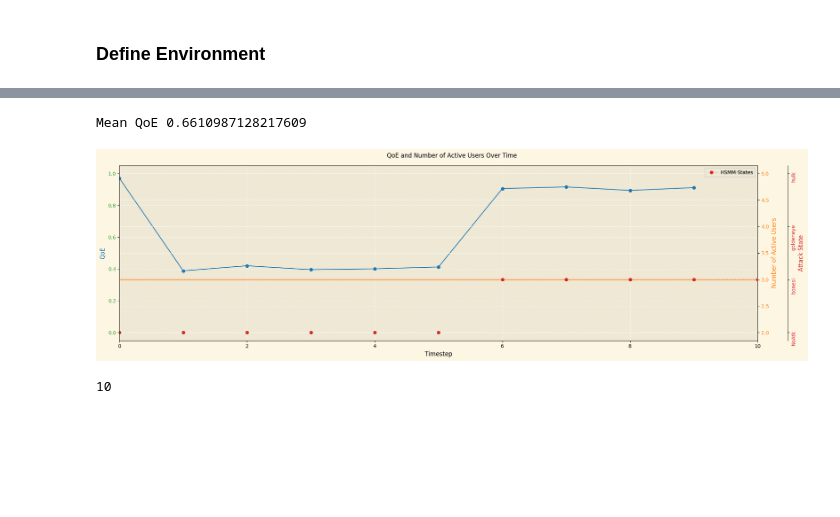
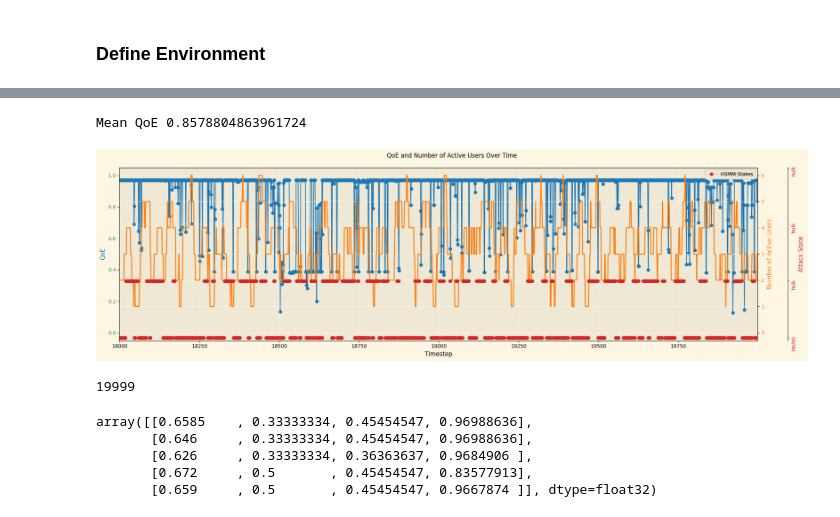
Before and after one commit to VincentSheh/NA_Model_Evaluation, a Jupyter notebook: Simulation/gym_env.ipynb, the cells around one changed output, grey strips where cells are left out. Drawn from its saved outputs; the diff is of its cells as text; code cells hidden in the pictures; blank space fills up the shorter version.

```diff
--- a/Simulation/gym_env.ipynb
+++ b/Simulation/gym_env.ipynb
@@ -99,14 +103,15 @@ plt.rcParams['ytick.color'] = 'black'              # Y-axis tick color
 plt.rcParams['text.color'] = 'black'               # Default text color, affects title color
 # %%
 
-atk_states = ["NoAtk", "DDoS", "SYN Flood", "HTTP Flood"]
+# atk_states = ["NoAtk", "DDoS", "SYN Flood", "HTTP Flood"]
 atk_states = ["NoAtk", "bonesi", "goldeneye", "hulk"]
 # atk_states = ["NoAtk", "bonesi", "bonesi", "bonesi"]
+atk_states = ["NoAtk", "hulk", "hulk", "hulk"]
 atk_duration_means = [5, 3, 2, 4]  # mean duration for each state (Poisson distribution)
-atk_transition_matrix = np.array([[0.6, 0.1, 0.15, 0.15],  # No Attack
-                            [0.3, 0.5, 0.1, 0.1],  # DDoS
-                            [0.3, 0.1, 0.5, 0.1],  # SYN Flood
-                            [0.3, 0.1, 0.2, 0.4]])  # HTTP Flood
+atk_transition_matrix = np.array(  [[0.6, 0.1, 0.15, 0.15],  # No Attack
+                                    [0.1, 0.7, 0.1, 0.1],  # DDoS
+                                    [0.1, 0.1, 0.7, 0.1],  # SYN Flood
+                                    [0.1, 0.1, 0.2, 0.6]])  # HTTP Flood
 
 stream_states = [0, 1] #0: Idle, #1: Streaming
 stream_duration_means = [20, 30]  # mean duration for each state (Poisson distribution)
@@ -388,6 +418,7 @@ register(
 # %%
-
-env = QoEEnvironment(run_for=100, cpu_capacity=3.0)
-
+env = QoEEnvironment(run_for=20000, cpu_capacity=5.5)
+obs, _ = env.reset()
 # Check if the environment adheres to Gymnasium's API
+np.random.seed(4022)
+random.seed(4022)
 check_env(env)
@@ -395,0 +461,22 @@ AttributeError: 'QoEEnvironment' object has no attribute 'env'
+# %%
+n_episodes = 3  # Number of evaluation episodes
+total_rewards = []
+
+for episode in range(n_episodes):
+    print(episode)
+    obs, _ = env.reset(seed=4022+episode)
+    done = False
+    episode_reward = 0
+
+    while not done:
+        # Use the trained model to predict the action
+        action, _ = model.predict(obs, deterministic=True)  # Use deterministic actions during evaluation
+        obs, reward, done, truncated, info = env.step(action)
+        episode_reward += reward
+
+    total_rewards.append(episode_reward)
+    print(f"Episode {episode + 1}: Total Reward = {episode_reward}")
+
+# Calculate average reward over episodes
+average_reward = sum(total_rewards) / n_episodes
+print(f"Average Reward over {n_episodes} episodes: {average_reward}")
@@ -396,6 +491,12 @@ AttributeError: 'QoEEnvironment' object has no attribute 'env'
 # %%
 env.env.plot_qoe()
+env.history
 # %% [output]
-Mean QoE 0.6610987128217609
+Mean QoE 0.8578804863961724
-[figure, old version]
+[figure, new version]
-10
+19999
+array([[0.6585    , 0.33333334, 0.45454547, 0.96988636],
+       [0.646     , 0.33333334, 0.45454547, 0.96988636],
+       [0.626     , 0.33333334, 0.36363637, 0.9684906 ],
+       [0.672     , 0.5       , 0.45454547, 0.83577913],
+       [0.659     , 0.5       , 0.45454547, 0.9667874 ]], dtype=float32)
```
Also changed, not shown: parts of 9 cells of this notebook, 10 other files.
